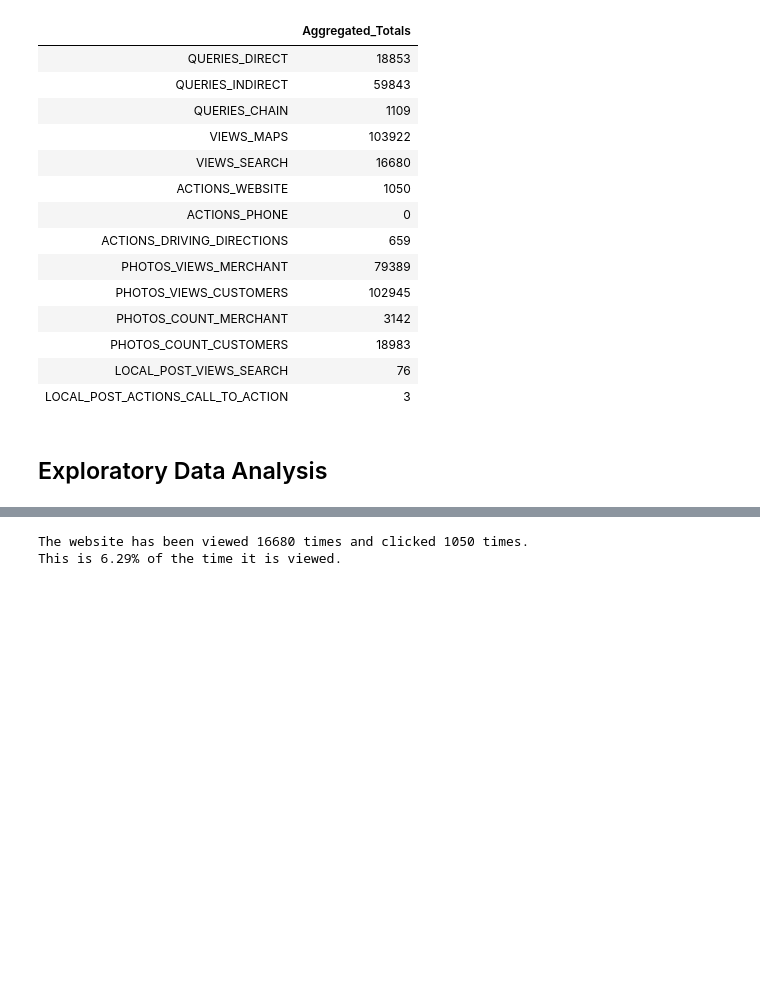
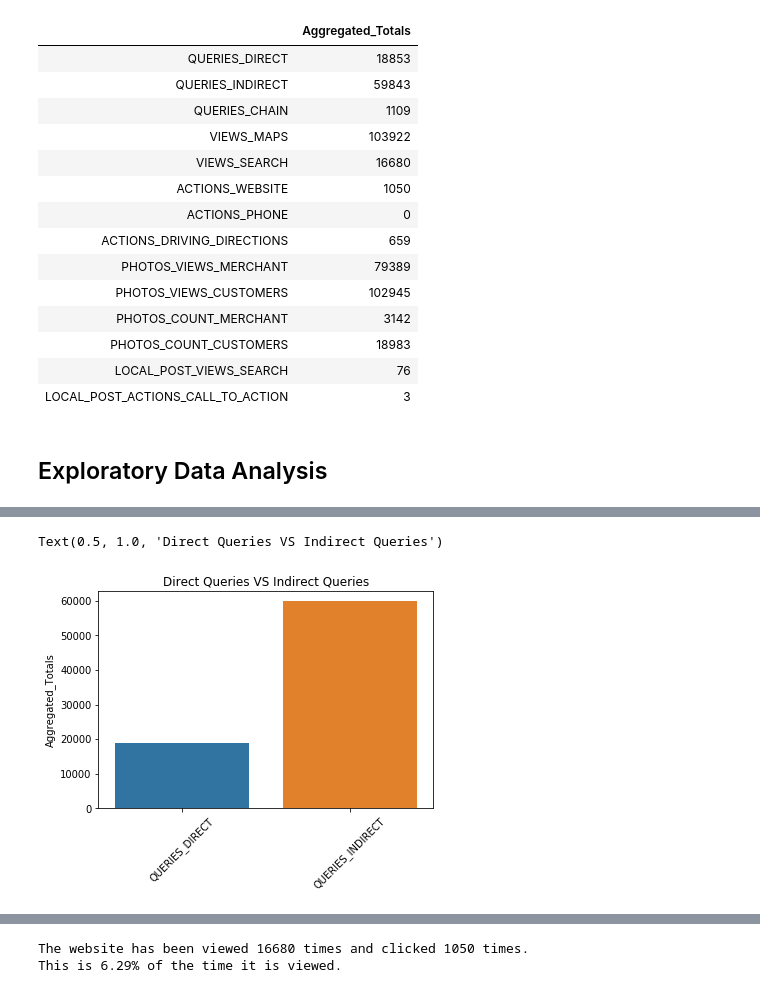
Before and after one commit to algakovic/Element_Coffee_Location_Insights, a Jupyter notebook: GMB_locations_insights.ipynb, the cells around one changed output, grey strips where cells are left out. Cells and saved outputs as stored; diff of their text form; code cells hidden in the pictures; blank space fills up the shorter version.

```diff
--- a/GMB_locations_insights.ipynb
+++ b/GMB_locations_insights.ipynb
@@ -198,0 +190,7 @@ df.iloc[4:6].plot(kind='bar')
+# %%
+ax = sns.barplot(df.index[0:2], df.Aggregated_Totals[0:2], data=df)
+ax.set_xticklabels(ax.get_xticklabels(), rotation=45)
+ax.set_title('Direct Queries VS Indirect Queries')
+# %% [output]
+Text(0.5, 1.0, 'Direct Queries VS Indirect Queries')
+[figure, added]
```
Also changed, not shown: parts of 10 cells of this notebook, 1 other file.
